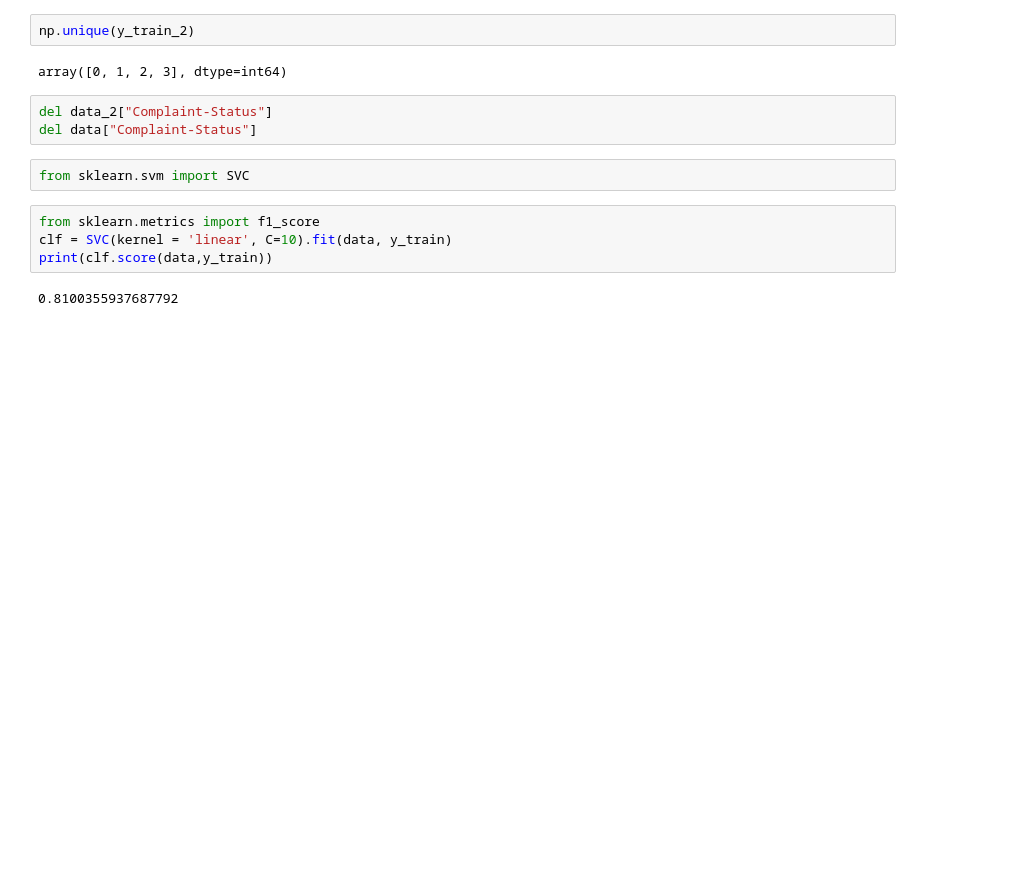
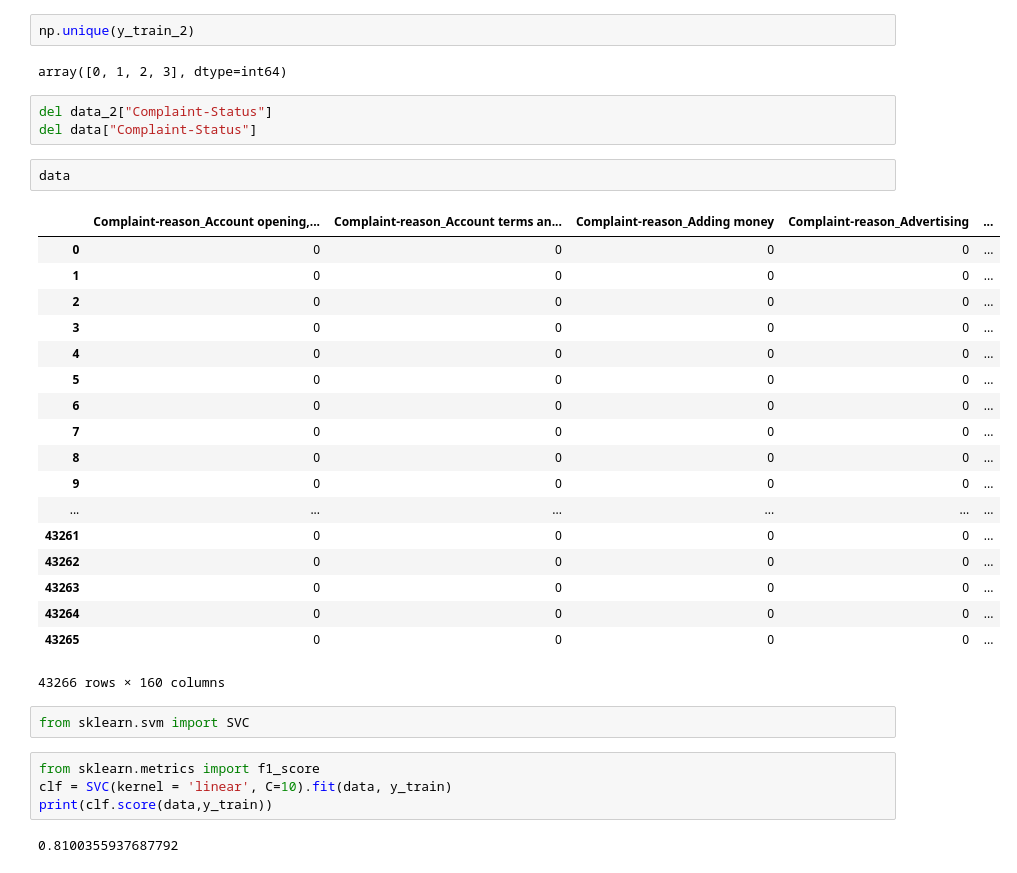
Before and after one commit to epicalyx/Brain_Wave-Solution, a Jupyter notebook: code/brainwave1.ipynb, the cells around one changed output. Cells and saved outputs as stored; diff of their text form; blank space fills up the shorter version.

```diff
--- a/code/brainwave1.ipynb
+++ b/code/brainwave1.ipynb
@@ -273,6 +289,27 @@ array([0, 1, 2, 3], dtype=int64)
 # %%
 del data_2["Complaint-Status"]
 del data["Complaint-Status"]
+# %%
+data
+# %% [output]
+|  | Complaint-reason_Account opening,... | Complaint-reason_Account terms an... | Complaint-reason_Adding money | Complaint-reason_Advertising | ... |
+| 0 | 0 | 0 | 0 | 0 | ... |
+| 1 | 0 | 0 | 0 | 0 | ... |
+| 2 | 0 | 0 | 0 | 0 | ... |
+| 3 | 0 | 0 | 0 | 0 | ... |
+| 4 | 0 | 0 | 0 | 0 | ... |
+| 5 | 0 | 0 | 0 | 0 | ... |
+| 6 | 0 | 0 | 0 | 0 | ... |
+| 7 | 0 | 0 | 0 | 0 | ... |
+| 8 | 0 | 0 | 0 | 0 | ... |
+| 9 | 0 | 0 | 0 | 0 | ... |
+| ... | ... | ... | ... | ... | ... |
+| 43261 | 0 | 0 | 0 | 0 | ... |
+| 43262 | 0 | 0 | 0 | 0 | ... |
+| 43263 | 0 | 0 | 0 | 0 | ... |
+| 43264 | 0 | 0 | 0 | 0 | ... |
+| 43265 | 0 | 0 | 0 | 0 | ... |
+43266 rows × 160 columns
 # %%
 from sklearn.svm import SVC
 # %%
```
Also changed, not shown: parts of 12 cells of this notebook, 1 other file.
